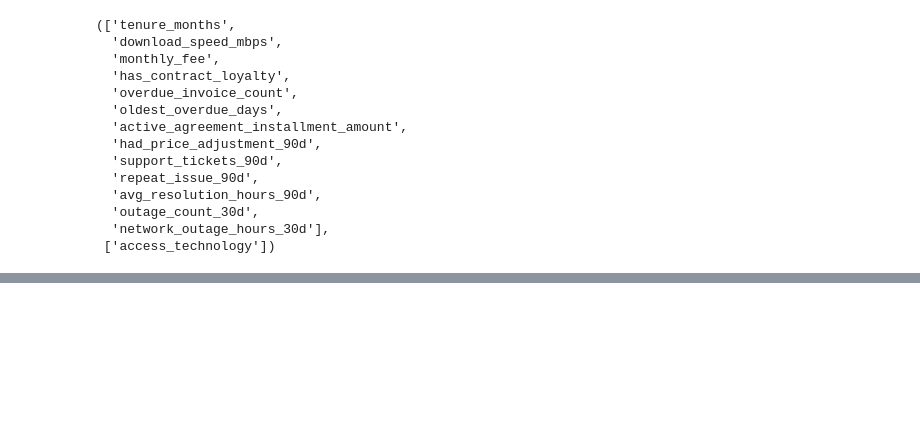
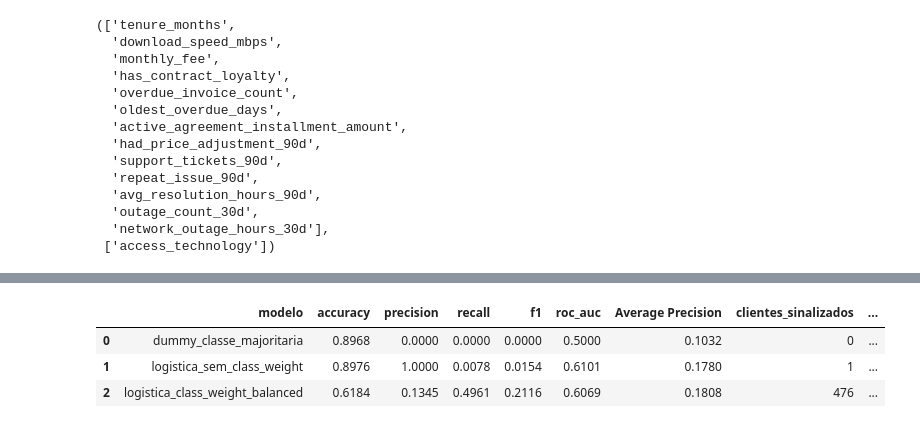
Before and after one commit to ViktorOliveira140/dataScience, a Jupyter notebook: notebooks/02_modeling_baseline.ipynb, the cells around one changed output, grey strips where cells are left out. Drawn from its saved outputs; the diff is of its cells as text; code cells hidden in the pictures; blank space fills up the shorter version.

```diff
--- a/notebooks/02_modeling_baseline.ipynb
+++ b/notebooks/02_modeling_baseline.ipynb
@@ -143,15 +154,29 @@ Nesta etapa, o objetivo não é buscar o melhor modelo possível, mas criar uma
 # %%
+from sklearn.dummy import DummyClassifier
 from sklearn.linear_model import LogisticRegression
 from sklearn.pipeline import Pipeline
 
-model = Pipeline(
+plain_model = Pipeline(
+    steps=[
+        ("preprocessor", preprocessor),
+        ("classifier", LogisticRegression(max_iter=1000)),
+    ]
+)
+
+balanced_model = Pipeline(
     steps=[
         ("preprocessor", preprocessor),
         ("classifier", LogisticRegression(max_iter=1000, class_weight="balanced")),
     ]
 )
 
-model.fit(X_train, y_train)
+dummy_model = DummyClassifier(strategy="most_frequent")
 
-print("Modelo treinado com sucesso.")
+plain_model.fit(X_train, y_train)
+balanced_model.fit(X_train, y_train)
+dummy_model.fit(X_train, y_train)
+
+model = balanced_model
+
+print("Modelos treinados com sucesso.")
 # %% [output]
@@ -210,0 +190,61 @@ metrics_summary
+# %%
+from sklearn.metrics import (
+    accuracy_score,
+    average_precision_score,
+    confusion_matrix,
+    f1_score,
+    precision_score,
+    recall_score,
+    roc_auc_score,
+)
+
+
+def evaluate_classifier(name, fitted_model):
+    y_pred = fitted_model.predict(X_test)
+    y_score = fitted_model.predict_proba(X_test)[:, 1]
+    tn, fp, fn, tp = confusion_matrix(y_test, y_pred).ravel()
+
+    return {
+        "modelo": name,
+        "accuracy": accuracy_score(y_test, y_pred),
+        "precision": precision_score(y_test, y_pred, zero_division=0),
+        "recall": recall_score(y_test, y_pred, zero_division=0),
+        "f1": f1_score(y_test, y_pred, zero_division=0),
+        "roc_auc": roc_auc_score(y_test, y_score),
+        "Average Precision": average_precision_score(y_test, y_score),
+        "clientes_sinalizados": int(y_pred.sum()),
+        "tn": int(tn),
+        "fp": int(fp),
+        "fn": int(fn),
+        "tp": int(tp),
+    }
+
+model_comparison = pd.DataFrame(
+    [
+        evaluate_classifier("dummy_classe_majoritaria", dummy_model),
+        evaluate_classifier("logistica_sem_class_weight", plain_model),
+        evaluate_classifier("logistica_class_weight_balanced", balanced_model),
+    ]
+)
+
+model_comparison[
+    [
+        "modelo",
+        "accuracy",
+        "precision",
+        "recall",
+        "f1",
+        "roc_auc",
+        "Average Precision",
+        "clientes_sinalizados",
+        "tn",
+        "fp",
+        "fn",
+        "tp",
+    ]
+].round(4)
+# %% [output]
+|  | modelo | accuracy | precision | recall | f1 | roc_auc | Average Precision | clientes_sinalizados | ... |
+| 0 | dummy_classe_majoritaria | 0.8968 | 0.0000 | 0.0000 | 0.0000 | 0.5000 | 0.1032 | 0 | ... |
+| 1 | logistica_sem_class_weight | 0.8976 | 1.0000 | 0.0078 | 0.0154 | 0.6101 | 0.1780 | 1 | ... |
+| 2 | logistica_class_weight_balanced | 0.6184 | 0.1345 | 0.4961 | 0.2116 | 0.6069 | 0.1808 | 476 | ... |
```
Also changed, not shown: parts of 19 cells of this notebook, 1 other file.
